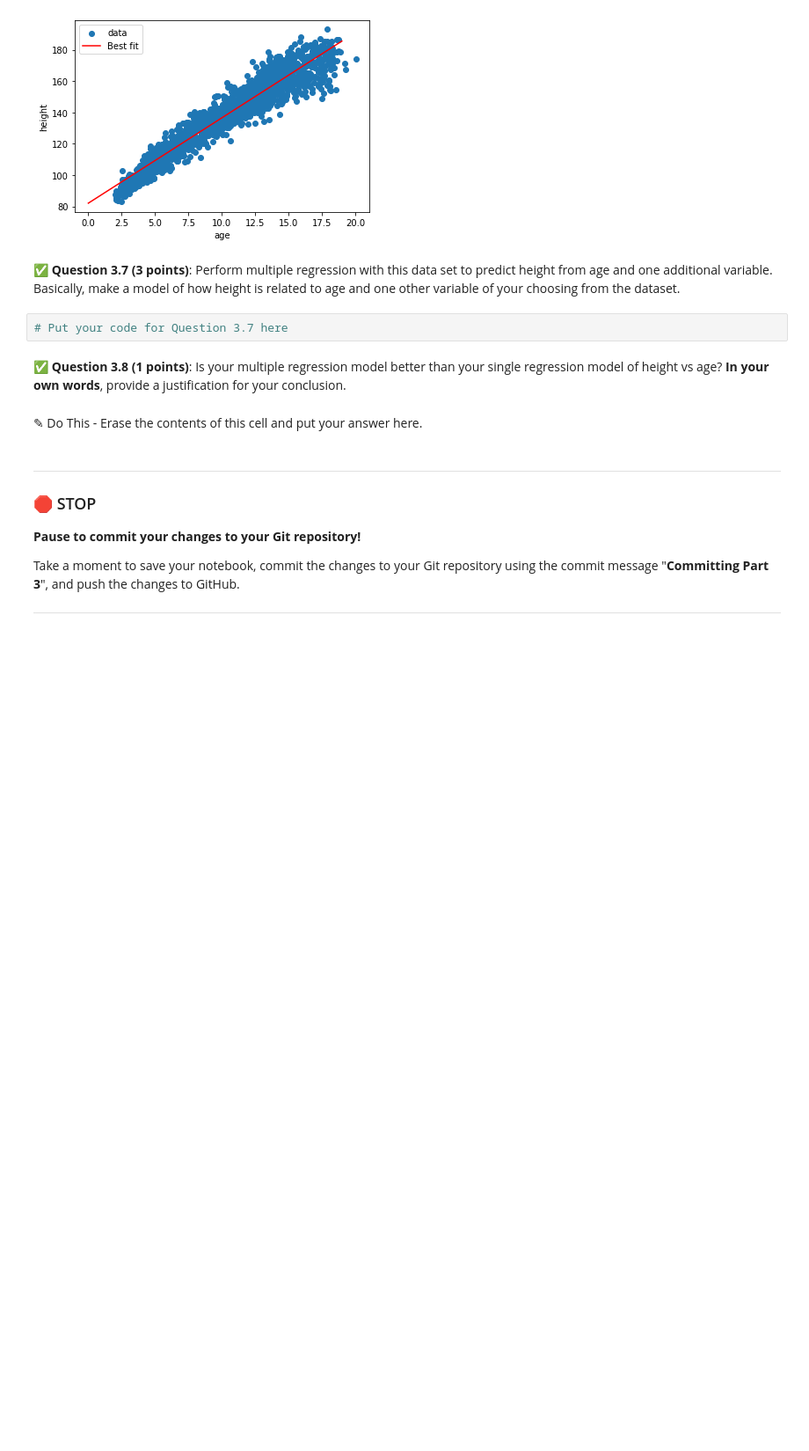
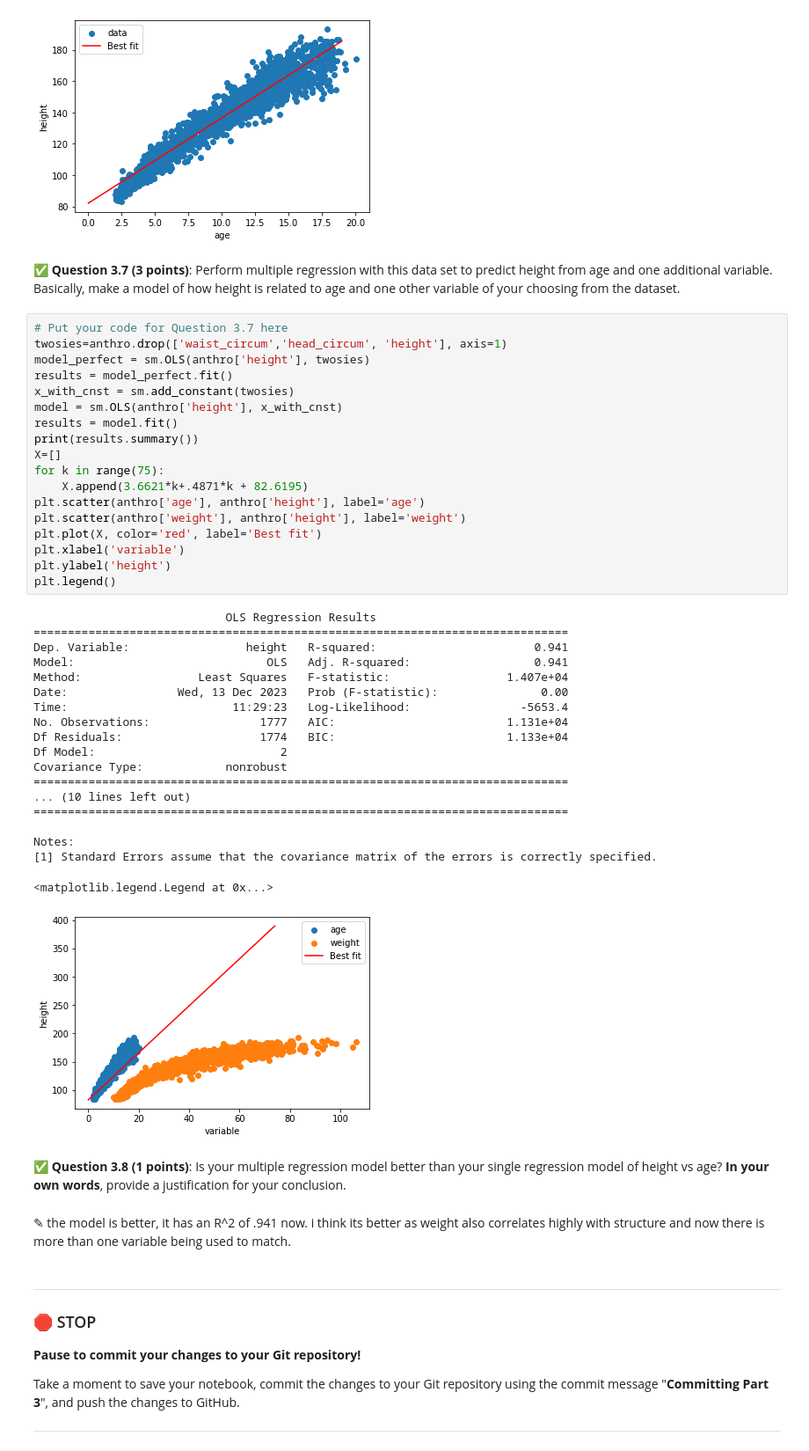
Before and after one commit to ryn-vw/CMSE202-f23-turnin, a Jupyter notebook: FINAL!/CMSE202-3 Final, Ryn VW.ipynb, the cells around one changed output. Shown at 88% size. Cells and saved outputs as stored; diff of their text form; blank space fills up the shorter version.

```diff
--- a/FINAL!/CMSE202-3 Final, Ryn VW.ipynb
+++ b/FINAL!/CMSE202-3 Final, Ryn VW.ipynb
@@ -240,12 +250,48 @@ plt.legend()
 [figure]
 # %% [markdown]
 &#9989; **Question 3.7 (3 points)**: Perform multiple regression with this data set to predict height from age and one additional variable.  Basically, make a model of how height is related to age and one other variable of your choosing from the dataset.
-# %%
-# Put your code for Question 3.7 here
+# %%
+# Put your code for Question 3.7 here
+twosies=anthro.drop(['waist_circum','head_circum', 'height'], axis=1)
+model_perfect = sm.OLS(anthro['height'], twosies)
+results = model_perfect.fit()
+x_with_cnst = sm.add_constant(twosies)
+model = sm.OLS(anthro['height'], x_with_cnst)
+results = model.fit()
+print(results.summary())
+X=[]
+for k in range(75):
+    X.append(3.6621*k+.4871*k + 82.6195)
+plt.scatter(anthro['age'], anthro['height'], label='age')
+plt.scatter(anthro['weight'], anthro['height'], label='weight')
+plt.plot(X, color='red', label='Best fit')
+plt.xlabel('variable')
+plt.ylabel('height')
+plt.legend()
+# %% [output]
+                            OLS Regression Results
+==============================================================================
+Dep. Variable:                 height   R-squared:                       0.941
+Model:                            OLS   Adj. R-squared:                  0.941
+Method:                 Least Squares   F-statistic:                 1.407e+04
+Date:                Wed, 13 Dec 2023   Prob (F-statistic):               0.00
+Time:                        11:29:23   Log-Likelihood:                -5653.4
+No. Observations:                1777   AIC:                         1.131e+04
+Df Residuals:                    1774   BIC:                         1.133e+04
+Df Model:                           2
+Covariance Type:            nonrobust
+==============================================================================
+... (10 lines left out)
+==============================================================================
+
+Notes:
+[1] Standard Errors assume that the covariance matrix of the errors is correctly specified.
+<matplotlib.legend.Legend at 0x...>
+[figure, added]
 # %% [markdown]
 &#9989; **Question 3.8 (1 points)**: Is your multiple regression model better than your single regression model of height vs age?  **In your own words**, provide a justification for your conclusion.
-# %% [markdown]
-<font size=+3>&#9998;</font> Do This - Erase the contents of this cell and put your answer here.
+# %% [markdown]
+<font size=+3>&#9998;</font> the model is better, it has an R^2 of .941 now. i think its better as weight also correlates highly with structure and now there is more than one variable being used to match.
 # %% [markdown]
 ---
 ### &#128721; STOP
```
Also changed, not shown: parts of 4 cells of this notebook.
